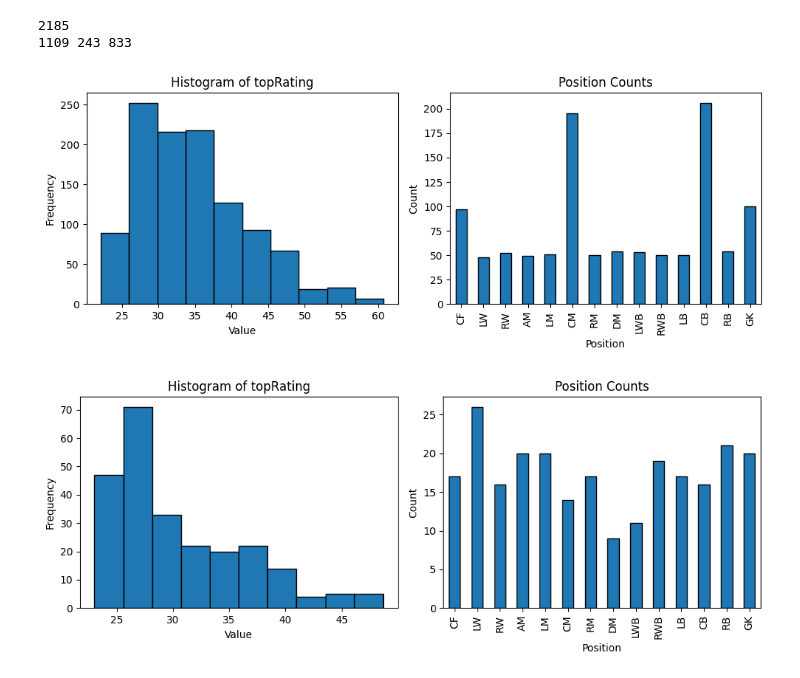
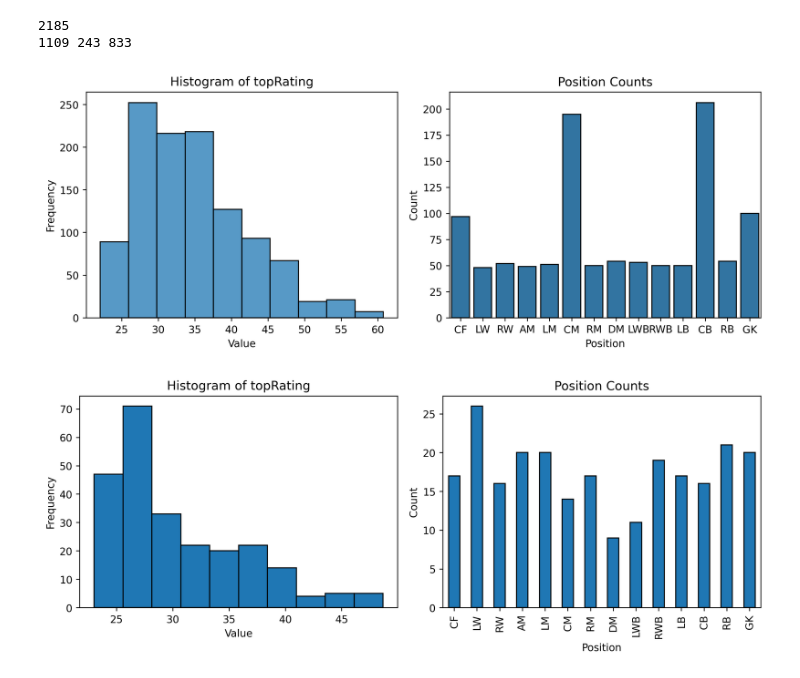
Before and after one commit to Sohojoe/footium_api, a Jupyter notebook: notebooks/players.ipynb, the cells around one changed output. Saved outputs shown, nothing was run; the diff lists cells and outputs as text; code cells hidden in the pictures.

Commit message:
use seaborn

```diff
--- a/notebooks/players.ipynb
+++ b/notebooks/players.ipynb
@@ -1,12 +1,14 @@
 # %%
 from footium_api import GqlConnection, CachedGqlConnection
 from footium_api.queries import get_players
+import seaborn as sns
 import matplotlib.pyplot as plt
 import numpy as np
 import pandas as pd
 
 gql_uncached = GqlConnection()
 gql = CachedGqlConnection(gql_uncached, ttl=60*60*24)
+plt.rcParams['figure.dpi'] = 254
 # %%
 owners = [
     1164,
@@ -112,24 +114,24 @@ print(len(players), len(academy_players), len(reserve_players))
 # %%
 fig, axs = plt.subplots(1, 2, figsize=(10, 4))
 
-# Plot 1
-axs[0].hist(players['topRating'], bins=10, edgecolor='black')
+# Plot 1: Histogram of topRating
+sns.histplot(players['topRating'], bins=10, kde=False, edgecolor='black', ax=axs[0])
 axs[0].set_title('Histogram of topRating')
 axs[0].set_xlabel('Value')
 axs[0].set_ylabel('Frequency')
 
-# Plot 2
+# Plot 2: Position Counts
 position_counts = {position: (players['topPosition'] == position).sum() for position in all_positions}
 position_counts_series = pd.Series(position_counts)
-position_counts_series.plot.bar(edgecolor='black', ax=axs[1])
+sns.barplot(x=position_counts_series.index, y=position_counts_series.values, edgecolor='black', ax=axs[1])
 axs[1].set_title('Position Counts')
 axs[1].set_xlabel('Position')
 axs[1].set_ylabel('Count')
 
 plt.tight_layout()  # Adjusts subplot params so that subplots fit into the figure area
 plt.show()
 # %% [output]
-[figure, old version]
+[figure, new version]
 # %%
 fig, axs = plt.subplots(1, 2, figsize=(10, 4))
 
```
Also changed, not shown: parts of 3 cells of this notebook, 1 other file.
